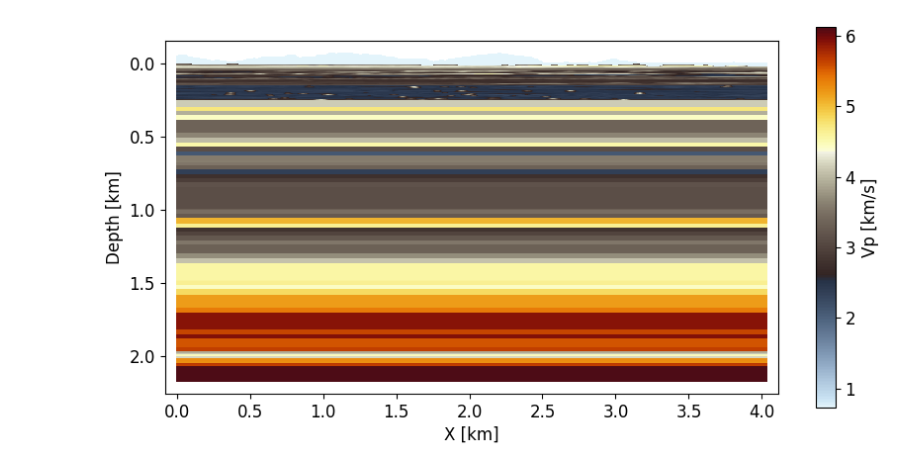
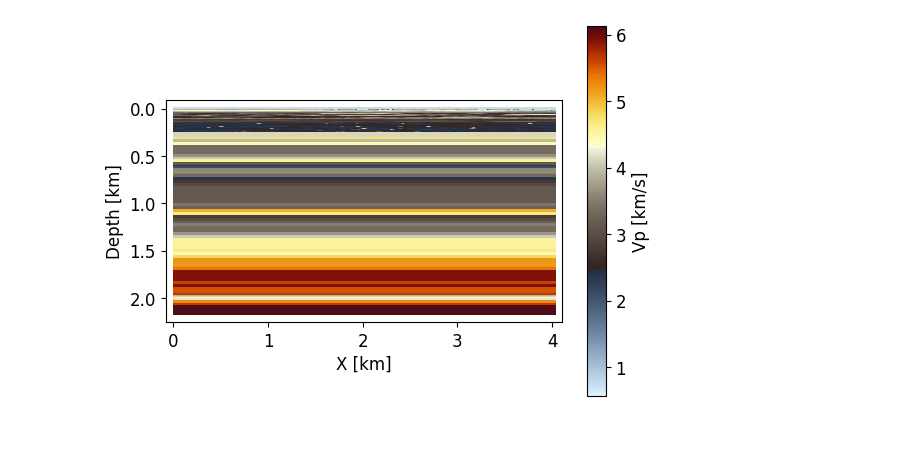
Before and after one commit to FrequenSol/FrequenSolve, a Jupyter notebook: examples/ex03_layered.ipynb, the cells around one changed output. Drawn from its saved outputs; the diff is of its cells as text; code cells hidden in the pictures; blank space fills up the shorter version.

```diff
--- a/examples/ex03_layered.ipynb
+++ b/examples/ex03_layered.ipynb
@@ -11,10 +11,11 @@ project = Project(
     load_if_exists = False
 )
 
-sim = SeismicSimulation(
+sim = project.new_simulation(
     name = "desert",
-    physics = "elastic",
+    physics = "acoustic",
     dimension = 2,
+    f0 = 1.0,
 )
 project += sim
 
@@ -26,7 +27,8 @@ model = LayeredModel(
 
 model.add_surface(
     name = "dune_topo",
-    z = "desert_data/dune_topo.nc",
+    # z = "desert_data/dune_topo.nc",
+    z = -0.01,
     z_ref = 0.0,
 )
 
@@ -36,8 +38,8 @@ model.add_layer(
         "Vp" : 0.731,
         "Vs" : 0.3,
         "Rho": 1.6,
-        "Qp" : 50.0,
-        "Qs" : 30.0,
+        "Qp" : 40.0 * PowerLawDispersion(f0 = 10.0, alpha = 0.9),
+        "Qs" : 40.0 * TablulatedDispersion([1.0, 10.0],[10.0, 20.0],extrapolation = "nearest"),
     }
 )
 
@@ -50,11 +52,11 @@ model.add_surface(
 model.add_layer(
     name = "near_surface",
     properties = {
-        "Vp" : "desert_data/Vp_near.nc",
+        "Vp" : "desert_data/Vp_near.nc" * PowerLawDispersion(f0 = 10.0, alpha = 0.5),
         "Vs" : "desert_data/Vs_near.nc",
         "Rho": "desert_data/Rho_near.nc",
-        "Qp" : 100.0,
-        "Qs" : 50.0,
+        "Qp" : 60.0,
+        "Qs" : 60.0,
     }
 )
 
@@ -67,41 +69,58 @@ model.add_surface(z = 2.508e-1)
 model.add_layer(
     name = "sub_surface",
     properties = {
         "Vp" : "desert_data/Vp1D.nc",
         "Vs" : "desert_data/Vs1D.nc",
         "Rho": "desert_data/Rho1D.nc",
-        "Qp" : 100.0,
-        "Qs" : 100.0
+        "Qp" : 80.0,
+        "Qs" : 80.0
     }
 )
 
 # Add lower surfaces
 z_list = [ 3.9e-1, 4.791e-1, 5.712e-1, 6.312e-1, 6.99e-1,
           7.551e-1, 9.981e-1, 1.059e0, 1.1211e0, 1.3032e0, 1.3662e0,
           1.548e0, 1.7052e0, 1.8201e0, 1.881e0, 1.9692e0, 2.016e0,
           2.067e0, 2.1747e0 ]
 for z in z_list:
     model.add_surface(z = z)
-sim.model = model
 
+import xarray as xr
+sand = model.layers["sand"]
+grid = xr.DataArray(
+    dims = ["x", "z"],
+    coords = {"x": np.linspace(0.0, 4.029, 501),
+              "z": np.linspace(-0.01, 0.2, 101)}
+)
+sand.perturb(
+    property = ["Vs", "Vp", "Rho"],
+    std = 0.05,
+    L0 = 0.01,
+    nu = 0.5,
+    anisotropy = [1.0, 1.0],
+    xarr = grid,
+    seed = 12
+)
+
+sim += model
 model.plot(
     property = "Vp",
-    figsize = (10,5),
     aspect = "equal",
     surfaces = False,
     cmap = RdYlBu_r
 )
 
 # --- Mesh ---
 mesh = model.hex_mesh_generator(n = [4, 4])
 sim += mesh
 sim.mesh.set_adapt(
-    min_epw = 2,
-    jump_factor = 2,
-    jump_tolerance = 0.1,
+    min_epw = 2.0,
+    adapt_sources = 2,
+    f_low = 5.0,
+    f_med = 8.0
 )
 # %% [output]
-[figure, old version]
+[figure, new version]
 # %%
 # --- Boundary Conditions ---
 
```
Also changed, not shown: parts of 2 cells of this notebook, 22 other files.
